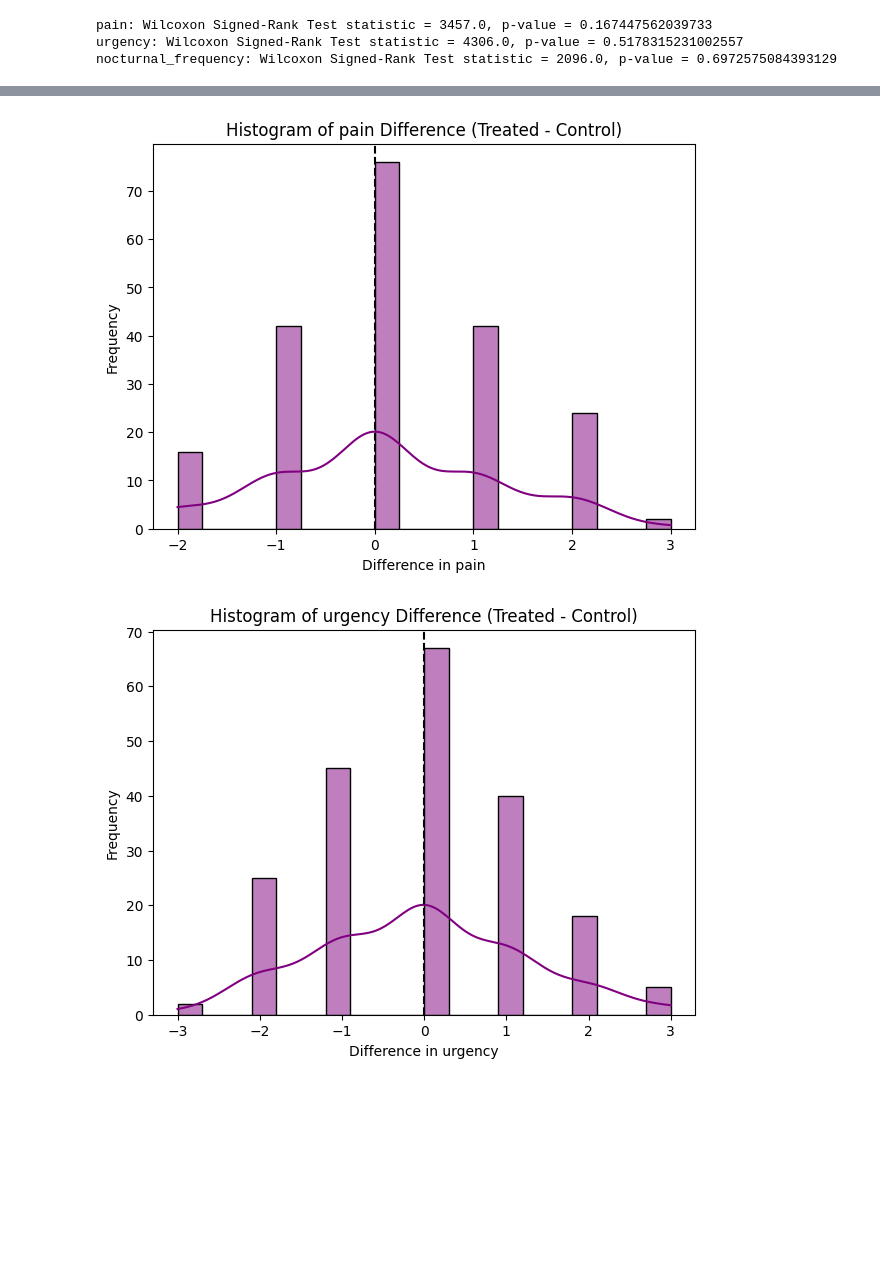
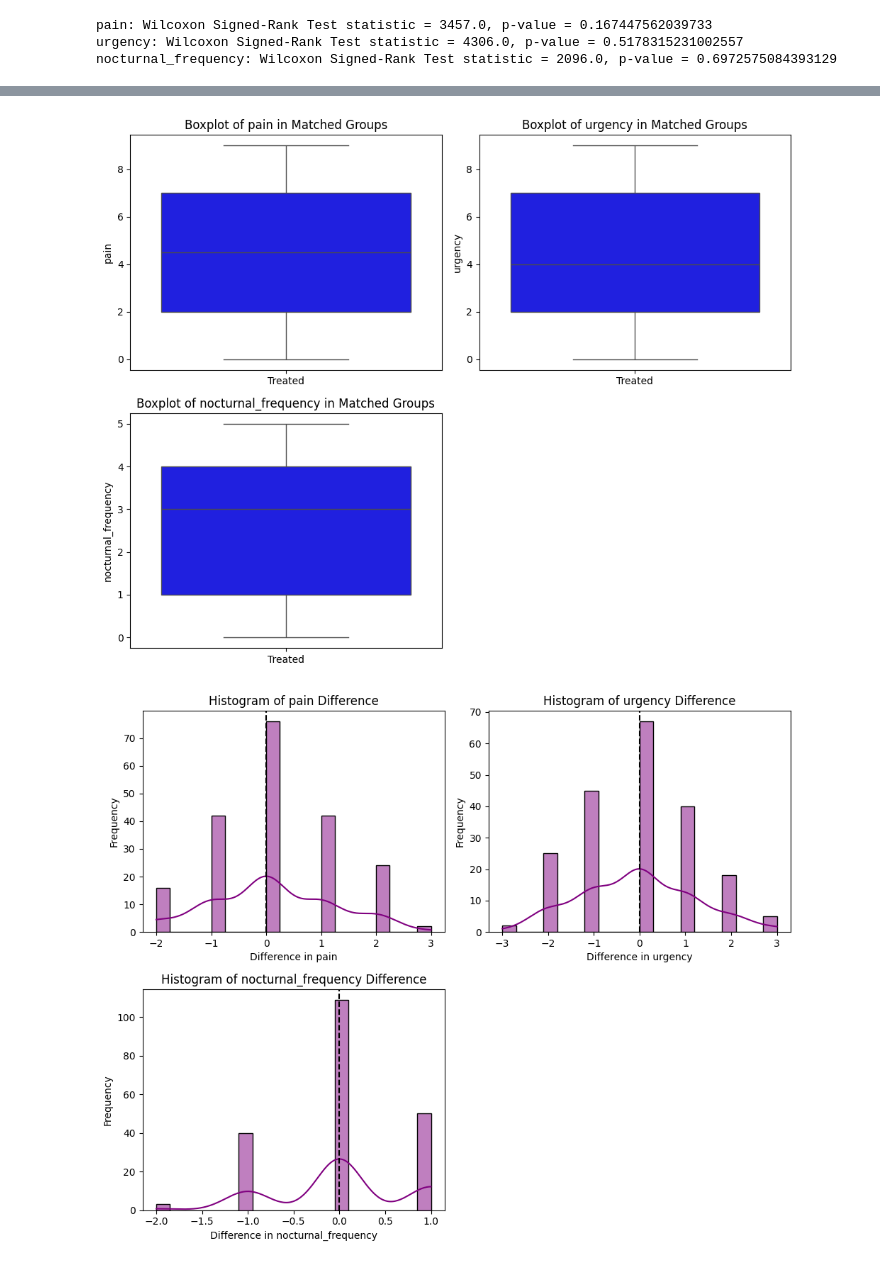
Before and after one commit to intrep11d/Assignment_1_Data_Analytics, a Jupyter notebook: assignment.ipynb, the cells around one changed output, grey strips where cells are left out. Drawn from its saved outputs; the diff is of its cells as text; code cells hidden in the pictures; blank space fills up the shorter version.

```diff
--- a/assignment.ipynb
+++ b/assignment.ipynb
@@ -167,17 +143,66 @@ plot_paired_changes(matched_df, outcome_columns)
+# %%
+import matplotlib.pyplot as plt
+import seaborn as sns
+import math
+
+def plot_boxplots(matched_df, outcome_columns):
+    num_cols = len(outcome_columns)
+    cols = 2  # Two columns
+    rows = math.ceil(num_cols / cols)  # Compute number of rows
+
+    fig, axes = plt.subplots(rows, cols, figsize=(10, 4 * rows))  # Adjust figure size
+    axes = axes.flatten()  # Flatten in case of 1D indexing issues
+
+    for i, col in enumerate(outcome_columns):
+        ax = axes[i]
+
+        sns.boxplot(data=[matched_df["treated"][col], matched_df["control"][col]], palette=["blue", "red"], ax=ax)
+        ax.set_xticklabels(["Treated", "Control"])
+        ax.set_title(f"Boxplot of {col} in Matched Groups")
+        ax.set_ylabel(col)
+
+    # Hide any unused subplots
+    for j in range(i + 1, len(axes)):
+        fig.delaxes(axes[j])
+
+    plt.tight_layout()  # Prevent overlapping
+    plt.show()
+
+# Call function
+plot_boxplots(matched_df, outcome_columns)
+# %% [output]
+[figure, added]
 # %%
+import matplotlib.pyplot as plt
+import seaborn as sns
+import math
+
 def plot_difference_histograms(matched_df, outcome_columns):
-    for col in outcome_columns:
-        plt.figure(figsize=(7, 5))
+    num_cols = len(outcome_columns)
+    cols = 2  # Two columns
+    rows = math.ceil(num_cols / cols)  # Compute number of rows
+
+    fig, axes = plt.subplots(rows, cols, figsize=(10, 4 * rows))  # Adjust figure size
+    axes = axes.flatten()  # Flatten in case of 1D indexing issues
+
+    for i, col in enumerate(outcome_columns):
+        ax = axes[i]
         diff = matched_df["treated"][col] - matched_df["control"][col]
-        sns.histplot(diff, bins=20, kde=True, color="purple")
-        plt.axvline(0, color="black", linestyle="--")
-        plt.title(f"Histogram of {col} Difference (Treated - Control)")
-        plt.xlabel(f"Difference in {col}")
-        plt.ylabel("Frequency")
-        plt.show()
+
+        sns.histplot(diff, bins=20, kde=True, color="purple", ax=ax)
+        ax.axvline(0, color="black", linestyle="--")
+        ax.set_title(f"Histogram of {col} Difference")
+        ax.set_xlabel(f"Difference in {col}")
+        ax.set_ylabel("Frequency")
+
+    # Hide any unused subplots
+    for j in range(i + 1, len(axes)):
+        fig.delaxes(axes[j])
+
+    plt.tight_layout()  # Prevent overlapping
+    plt.show()
 
 # Call function
 plot_difference_histograms(matched_df, outcome_columns)
 # %% [output]
-[figure, old version]
+[figure, new version]
-[figure, removed]
```
Also changed, not shown: parts of 4 cells of this notebook.
